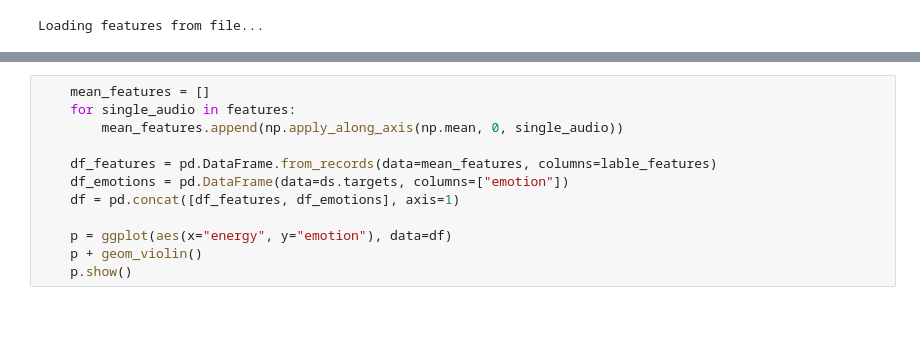
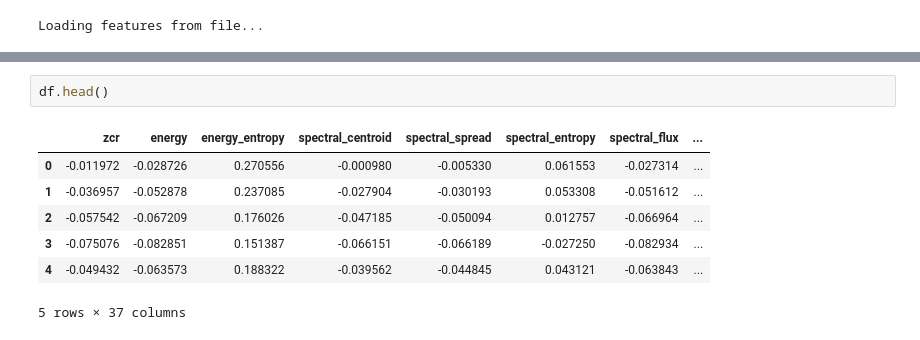
Before and after one commit to micaelgg/tfm-project, a Jupyter notebook: explorando.ipynb, the cells around one changed output, grey strips where cells are left out. Saved outputs shown, nothing was run; the diff lists cells and outputs as text.

```diff
--- a/explorando.ipynb
+++ b/explorando.ipynb
@@ -65,12 +75,10 @@ Loading features from file...
-# %%
-    mean_features = []
-    for single_audio in features:
-        mean_features.append(np.apply_along_axis(np.mean, 0, single_audio))
-
-    df_features = pd.DataFrame.from_records(data=mean_features, columns=lable_features)
-    df_emotions = pd.DataFrame(data=ds.targets, columns=["emotion"])
-    df = pd.concat([df_features, df_emotions], axis=1)
-
-    p = ggplot(aes(x="energy", y="emotion"), data=df)
-    p + geom_violin()
-    p.show()
+# %%
+df.head()
+# %% [output]
+|  | zcr | energy | energy_entropy | spectral_centroid | spectral_spread | spectral_entropy | spectral_flux | ... |
+| 0 | -0.011972 | -0.028726 | 0.270556 | -0.000980 | -0.005330 | 0.061553 | -0.027314 | ... |
+| 1 | -0.036957 | -0.052878 | 0.237085 | -0.027904 | -0.030193 | 0.053308 | -0.051612 | ... |
+| 2 | -0.057542 | -0.067209 | 0.176026 | -0.047185 | -0.050094 | 0.012757 | -0.066964 | ... |
+| 3 | -0.075076 | -0.082851 | 0.151387 | -0.066151 | -0.066189 | -0.027250 | -0.082934 | ... |
+| 4 | -0.049432 | -0.063573 | 0.188322 | -0.039562 | -0.044845 | 0.043121 | -0.063843 | ... |
+5 rows × 37 columns
```
Also changed, not shown: parts of 8 cells of this notebook, 2 other files.
